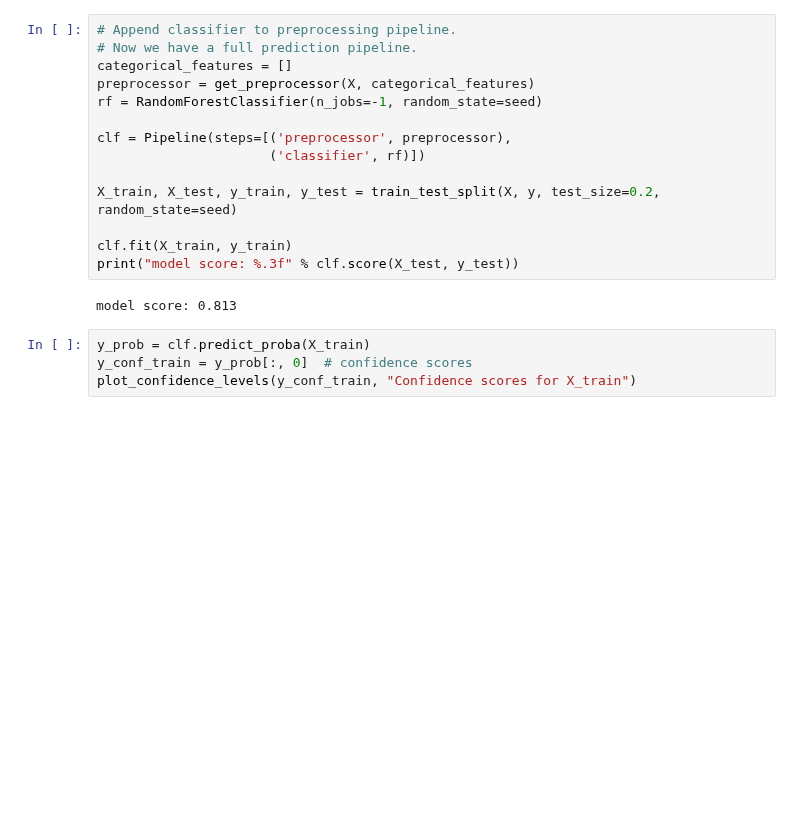
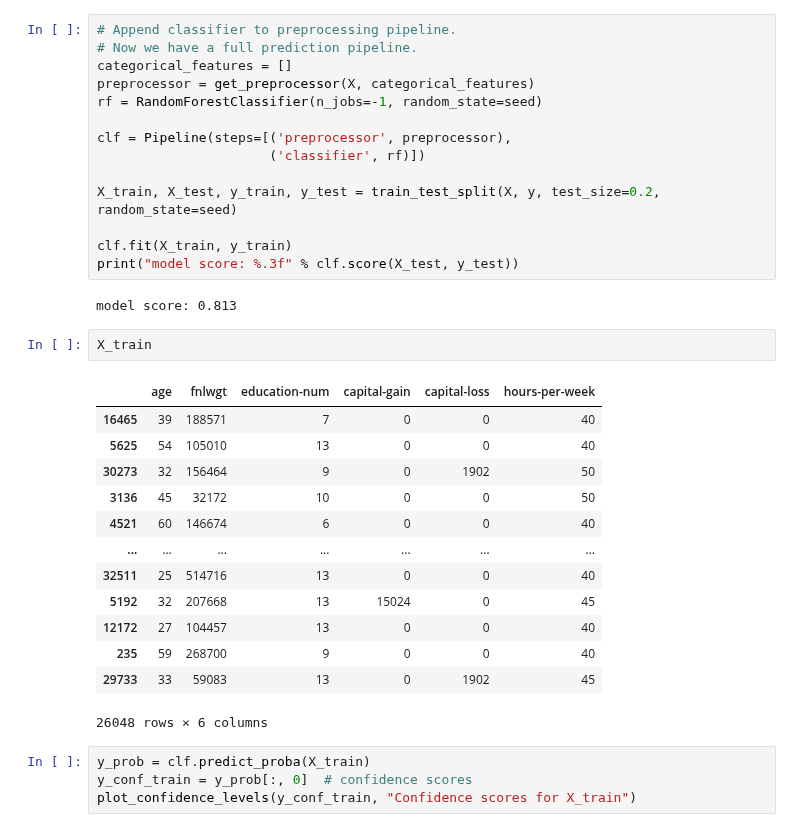
Before and after one commit to roye52371/CTGAN, a Jupyter notebook: Adult.ipynb, the cells around one changed output. Cells and saved outputs as stored; diff of their text form; blank space fills up the shorter version.

```diff
--- a/Adult.ipynb
+++ b/Adult.ipynb
@@ -56,6 +56,22 @@ clf.fit(X_train, y_train)
 print("model score: %.3f" % clf.score(X_test, y_test))
 # %% [output]
 model score: 0.813
+# %%
+X_train
+# %% [output]
+|  | age | fnlwgt | education-num | capital-gain | capital-loss | hours-per-week |
+| 16465 | 39 | 188571 | 7 | 0 | 0 | 40 |
+| 5625 | 54 | 105010 | 13 | 0 | 0 | 40 |
+| 30273 | 32 | 156464 | 9 | 0 | 1902 | 50 |
+| 3136 | 45 | 32172 | 10 | 0 | 0 | 50 |
+| 4521 | 60 | 146674 | 6 | 0 | 0 | 40 |
+| ... | ... | ... | ... | ... | ... | ... |
+| 32511 | 25 | 514716 | 13 | 0 | 0 | 40 |
+| 5192 | 32 | 207668 | 13 | 15024 | 0 | 45 |
+| 12172 | 27 | 104457 | 13 | 0 | 0 | 40 |
+| 235 | 59 | 268700 | 9 | 0 | 0 | 40 |
+| 29733 | 33 | 59083 | 13 | 0 | 1902 | 45 |
+26048 rows × 6 columns
 # %%
 y_prob = clf.predict_proba(X_train)
 y_conf_train = y_prob[:, 0]  # confidence scores
```
Also changed, not shown: parts of 6 cells of this notebook.
